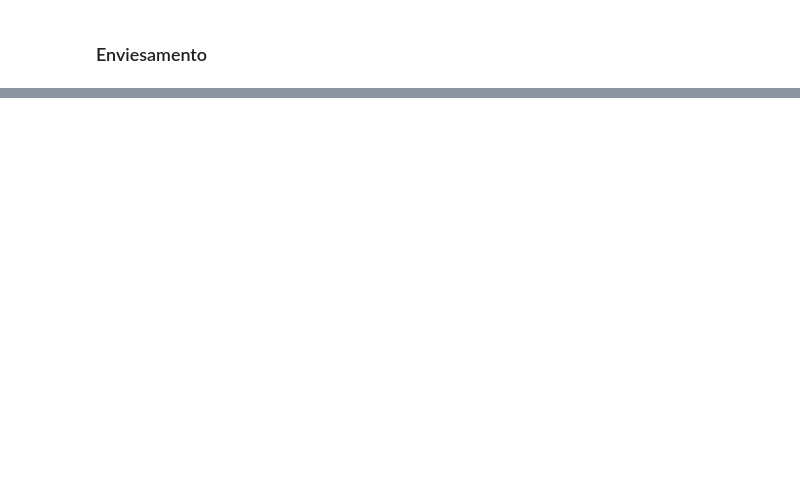
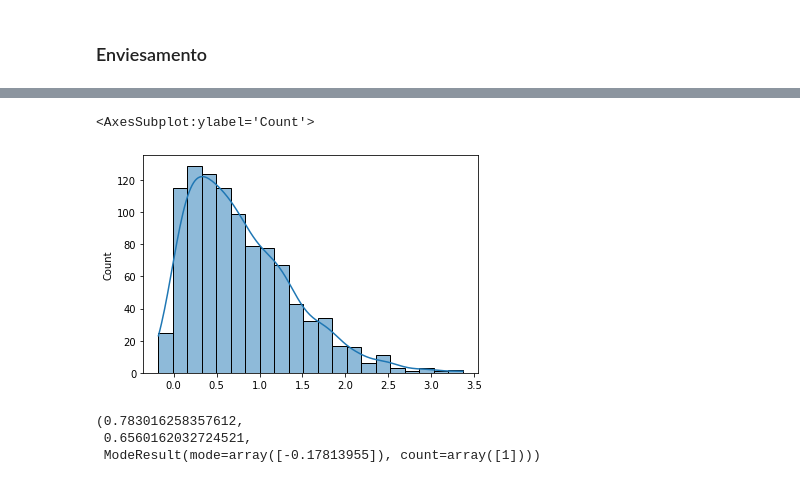
Before and after one commit to AlissonRaphael/statistics_for_data_science_and_machine_learning, a Jupyter notebook: 6_distribuicoes_estatisticas/distribuicao_normal.ipynb, the cells around one changed output, grey strips where cells are left out. Saved outputs shown, nothing was run; the diff lists cells and outputs as text; code cells hidden in the pictures; blank space fills up the shorter version.

```diff
--- a/6_distribuicoes_estatisticas/distribuicao_normal.ipynb
+++ b/6_distribuicoes_estatisticas/distribuicao_normal.ipynb
@@ -112,0 +114,12 @@ dados_normal.mean(), np.median(dados_normal), stats.mode(dados_normal)
+# %%
+dados_dist_positivo = skewnorm.rvs(a=10, size=1000)
+sns.histplot(dados_dist_positivo, kde=True)
+# %% [output]
+<AxesSubplot:ylabel='Count'>
+[figure, added]
+# %%
+dados_dist_positivo.mean(), np.median(dados_dist_positivo), stats.mode(dados_dist_positivo)
+# %% [output]
+(0.783016258357612,
+ 0.6560162032724521,
+ ModeResult(mode=array([-0.17813955]), count=array([1])))
```
Also changed, not shown: parts of 6 cells of this notebook.
